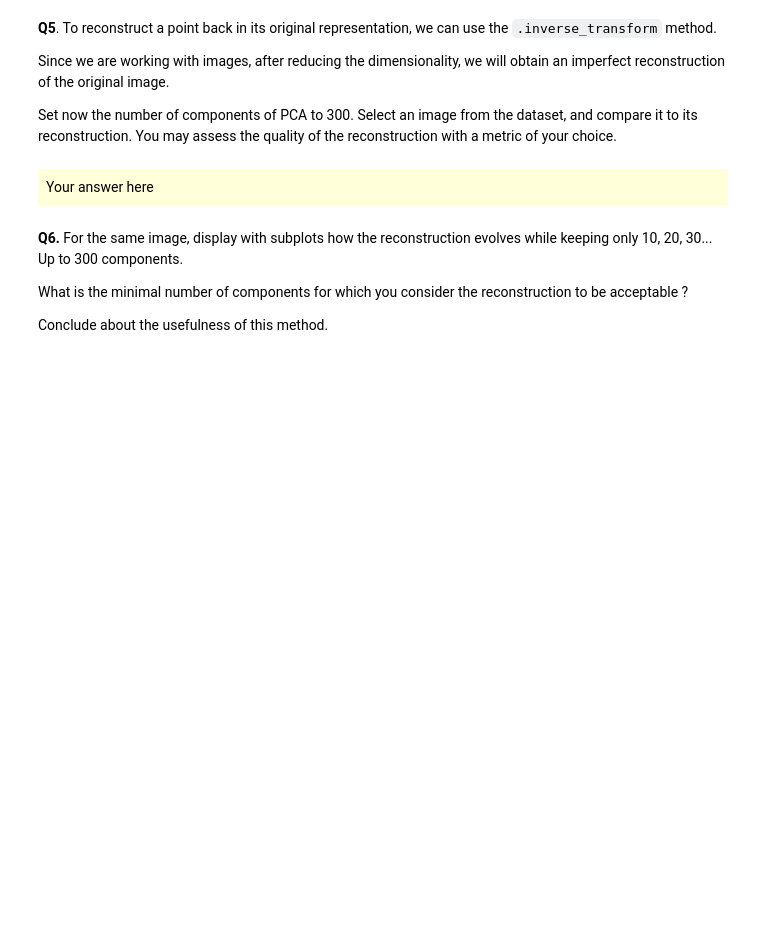
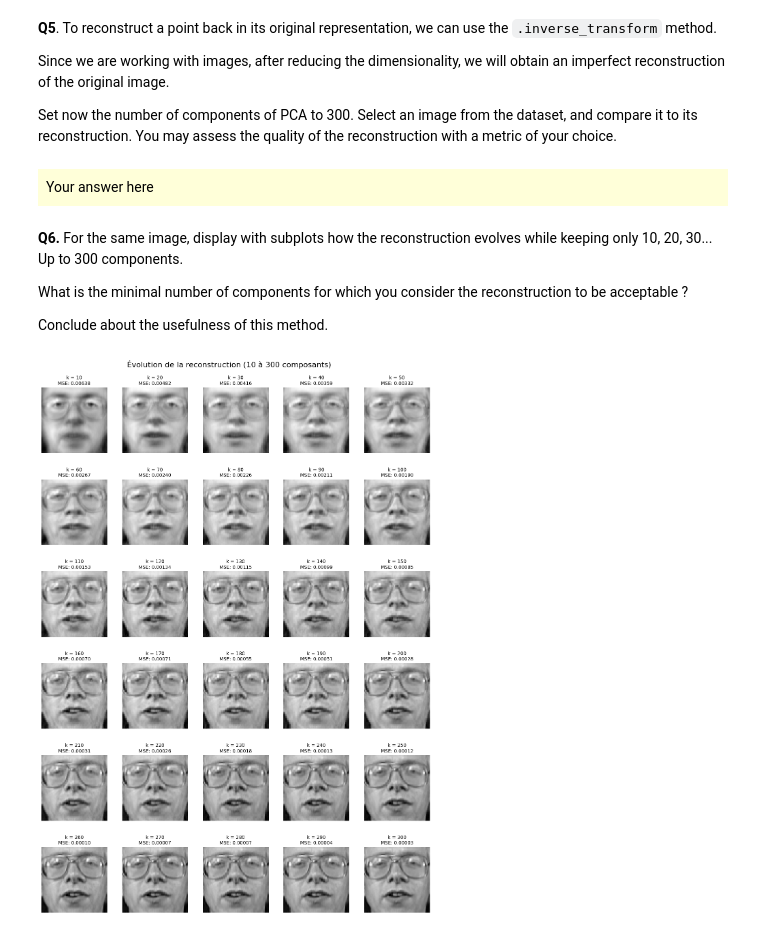
Before and after one commit to milanolivia/decision-apprentissage, a Jupyter notebook: lab4_AMORRI_MILANO.ipynb, the cells around one changed output. Saved outputs shown, nothing was run; the diff lists cells and outputs as text; code cells hidden in the pictures; blank space fills up the shorter version.

```diff
--- a/lab4_AMORRI_MILANO.ipynb
+++ b/lab4_AMORRI_MILANO.ipynb
@@ -234,8 +234,40 @@ What is the minimal number of components for which you consider the reconstructi
 
 Conclude about the usefulness of this method.
 # %%
-###########
-## YOUR CODE HERE
-###########
+from sklearn.metrics import mean_squared_error
+
+# Select Image #10
+image_index = 10
+original_face = X[image_index]
+
+
+fig, axes = plt.subplots(6, 5, figsize=(15, 20))
+plt.subplots_adjust(hspace=0.4, wspace=0.1)
+axes_flat = axes.flatten()
+
+for i, nb_components in enumerate(range(10, 301, 10)):
+
+    # PCA with nb_components
+    pca_ = PCA(n_components=nb_components, random_state=42)
+    pca_.fit(X)
+
+    # Transform (Encode) and Inverse Transform (Decode)
+    face_reduced = pca_.transform(original_face.reshape(1, -1))
+    # Reconstruction
+    face_reconstructed = pca_.inverse_transform(face_reduced).reshape(64, 64)
+
+    # Reconstruction Error (MSE)
+    mse = mean_squared_error(original_face, face_reconstructed.flatten())
+
+    ax = axes_flat[i]
+    ax.imshow(face_reconstructed, cmap='gray')
+    ax.set_title(f"k = {nb_components}\nMSE: {mse:.5f}", fontsize=10)
+    ax.axis('off')
+
+
+plt.suptitle("Évolution de la reconstruction (10 à 300 composants)", fontsize=16, y=0.92)
+plt.show()
+# %% [output]
+[figure, added]
 # %% [markdown]
 <div style="background-color: rgba(255, 255, 0, 0.15); padding: 8px;">
```
Also changed, not shown: parts of 1 cell of this notebook.
